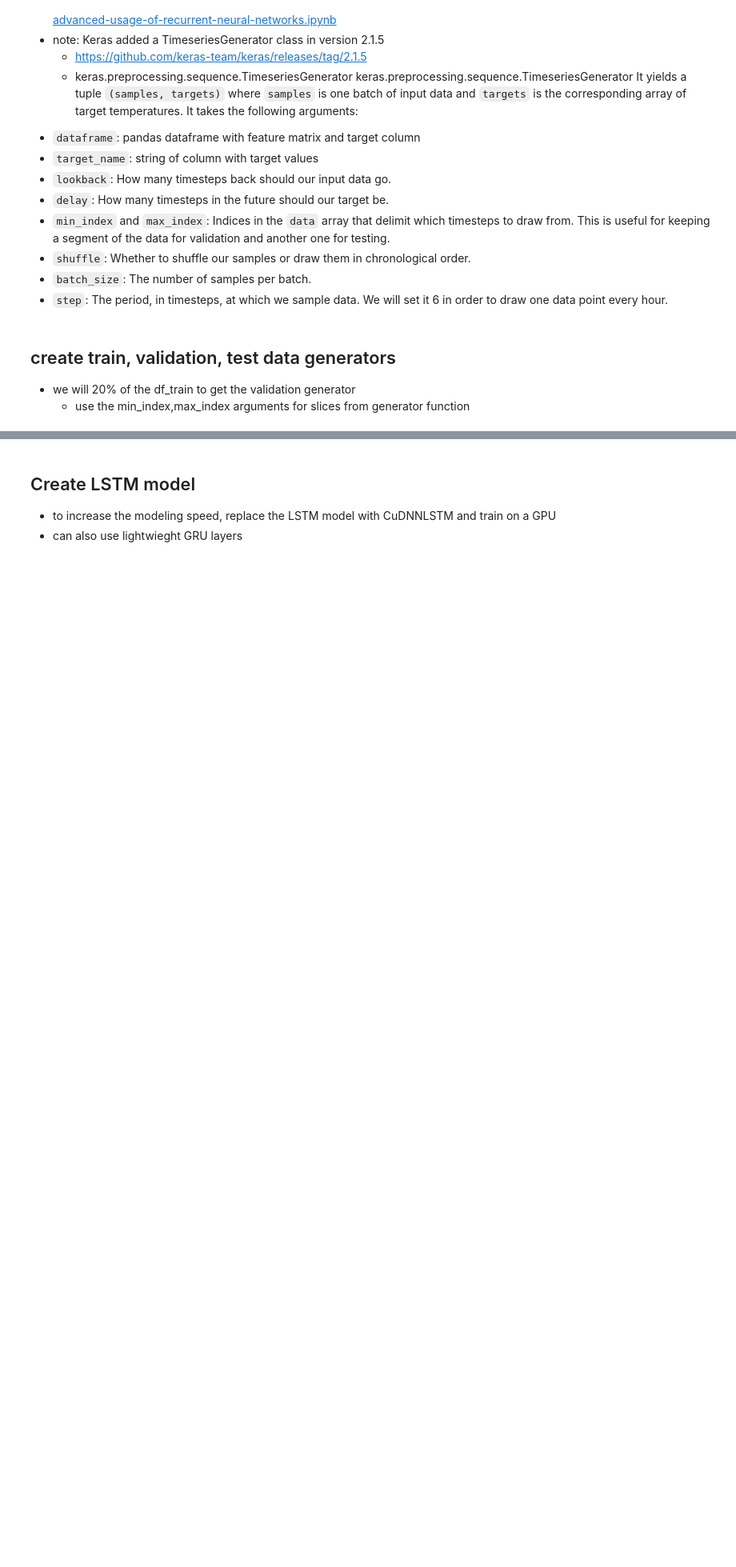
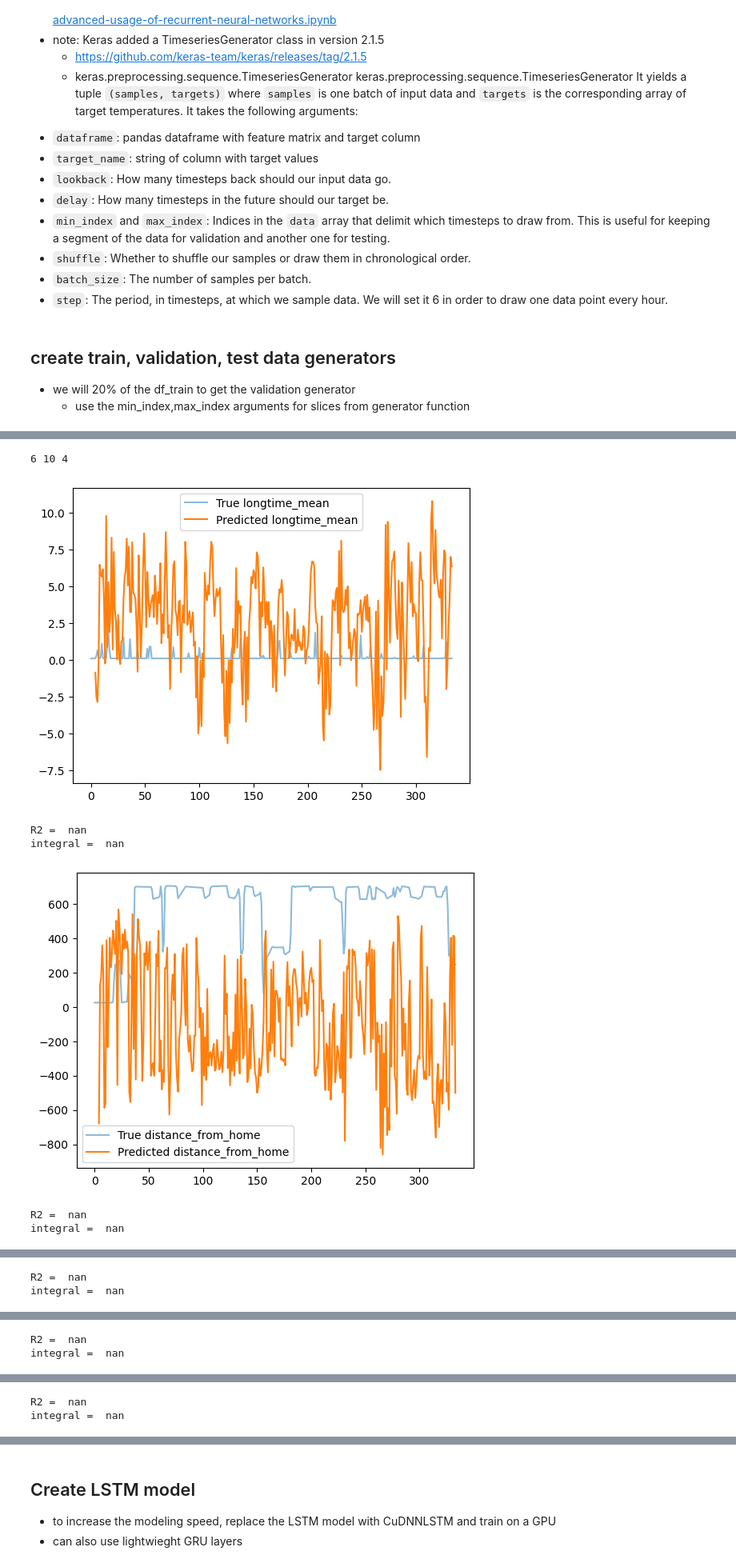
Before and after one commit to grinwi/smartboiler, a Jupyter notebook: src/smartboiler/lstm_example_with_multivariate_time_series 2.ipynb, the cells around one changed output, grey strips where cells are left out. Shown at 80% size. Drawn from its saved outputs; the diff is of its cells as text; code cells hidden in the pictures; blank space fills up the shorter version.

```diff
--- a/src/smartboiler/lstm_example_with_multivariate_time_series 2.ipynb
+++ b/src/smartboiler/lstm_example_with_multivariate_time_series 2.ipynb
@@ -368,0 +418,56 @@ valid_gen = mul_generator(
+# %%
+
+
+num_targets = len(predicted_columns)
+len_columns = len(df_test.columns)
+num_features = len_columns - num_targets
+
+print(num_targets, len_columns, num_features)
+
+# np.expand_dims(y_truth,axis=1).shape
+y_pred_inv = np.concatenate(
+    (y_pred, np.zeros((y_pred.shape[0], num_features))), axis=1
+)
+y_pred_inv = scaler.inverse_transform(y_pred_inv)
+
+y_truth_concat = np.concatenate(
+    (y_truth, np.zeros((y_truth.shape[0], num_features))), axis=1
+)
+y_truth_concat = scaler.inverse_transform(y_truth_concat)
+
+for i in range(num_targets):
+    plt.figure()
+    plt.plot(y_truth_concat[:, i], label=f'True {predicted_columns[i]}', alpha=0.5)
+    plt.plot(y_pred_inv[:, i], label=f'Predicted {predicted_columns[i]}')
+    plt.legend()
+    plt.show()
+    y_pred_curr = y_pred_inv[:48, i]
+    y_truth_curr = y_truth_concat[:48, i]
+    slope, intercept, r_value, p_value, std_err = stats.linregress(x=y_pred_curr,y=y_truth_curr)
+    # mse = mean_squared_error(y_true=y_truth_curr, y_pred=y_pred_curr, squared=True)
+    # rmse = mean_squared_error(y_true=y_truth_curr, y_pred=y_pred_curr, squared=False)
+
+
+    print('R2 = ',r_value*r_value)
+    # print('mse = ',mse)
+    # print('rmse = ',rmse)
+    #print integral of y_pred_curr - y_truth_curr
+    print('integral = ',np.trapz(y_pred_curr - y_truth_curr))
+
+
+slope, intercept, r_value, p_value, std_err = stats.linregress(x=y_pred,y=y_truth)
+mse = mean_squared_error(y_true=y_truth, y_pred=y_pred, squared=True)
+rmse = mean_squared_error(y_true=y_truth, y_pred=y_pred, squared=False)
+
+
+print('R2 = ',r_value*r_value)
+print('mse = ',mse)
+print('rmse = ',rmse)
+# %% [output]
+6 10 4
+[figure, added]
+R2 =  nan
+integral =  nan
+[figure, added]
+R2 =  nan
+integral =  nan
@@ -368,0 +475,2 @@ valid_gen = mul_generator(
+R2 =  nan
+integral =  nan
@@ -368,0 +478,2 @@ valid_gen = mul_generator(
+R2 =  nan
+integral =  nan
@@ -368,0 +481,2 @@ valid_gen = mul_generator(
+R2 =  nan
+integral =  nan
```
Also changed, not shown: parts of 18 cells of this notebook, 2 other files.
